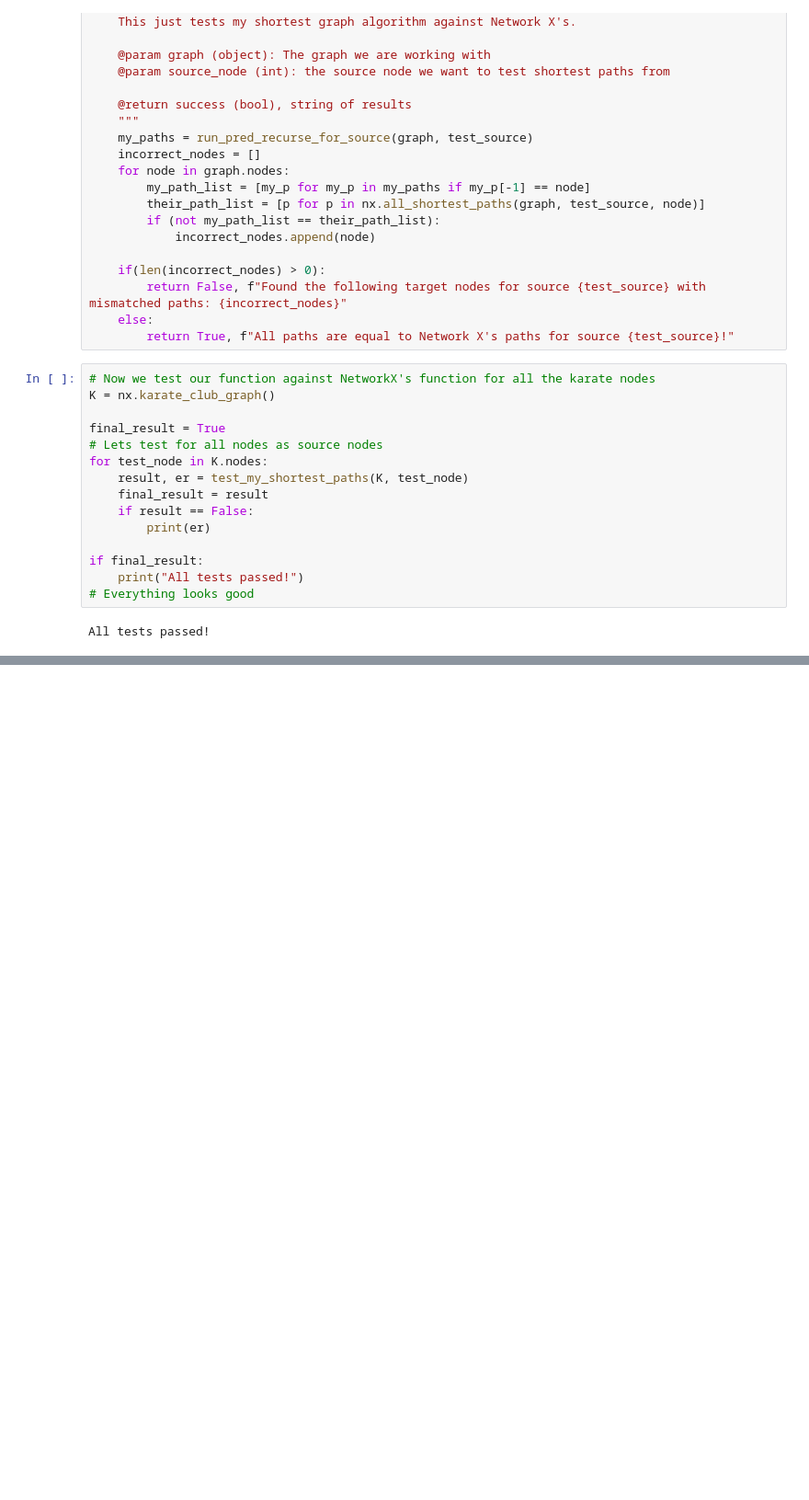
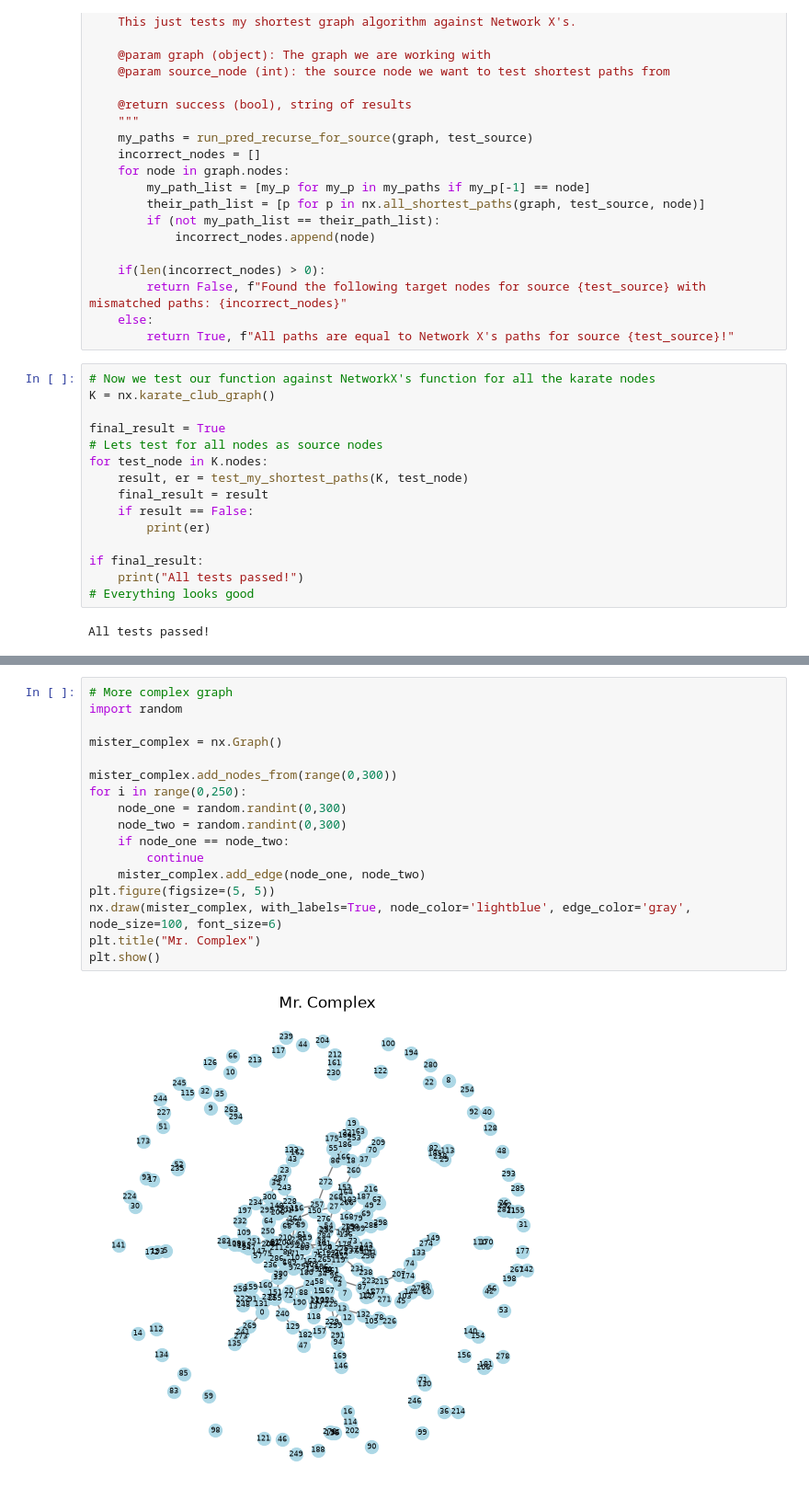
Before and after one commit to gilbertcasey2/nets7052_fa26, a Jupyter notebook: assignments/assignment01.ipynb, the cells around one changed output, grey strips where cells are left out. Shown at 92% size. Saved outputs shown, nothing was run; the diff lists cells and outputs as text; blank space fills up the shorter version.

```diff
--- a/assignments/assignment01.ipynb
+++ b/assignments/assignment01.ipynb
@@ -684,0 +667,19 @@ nx.betweenness_centrality(G, normalized=False)
+# %%
+# More complex graph
+import random
+
+mister_complex = nx.Graph()
+
+mister_complex.add_nodes_from(range(0,300))
+for i in range(0,250):
+    node_one = random.randint(0,300)
+    node_two = random.randint(0,300)
+    if node_one == node_two:
+        continue
+    mister_complex.add_edge(node_one, node_two)
+plt.figure(figsize=(5, 5))
+nx.draw(mister_complex, with_labels=True, node_color='lightblue', edge_color='gray', node_size=100, font_size=6)
+plt.title("Mr. Complex")
+plt.show()
+# %% [output]
+[figure, added]
```
Also changed, not shown: parts of 24 cells of this notebook.
